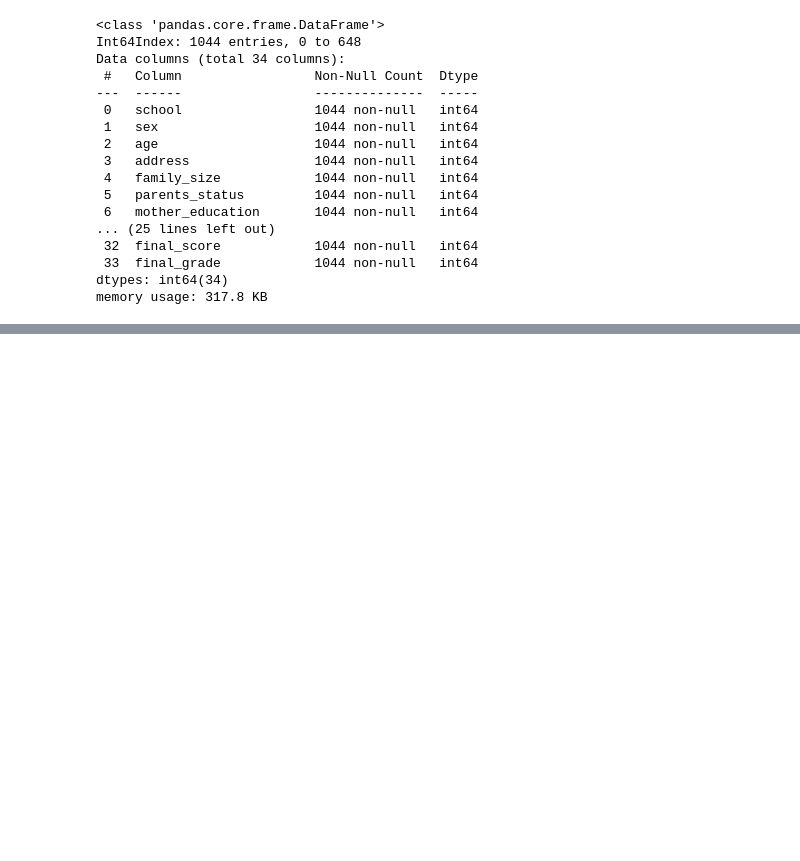
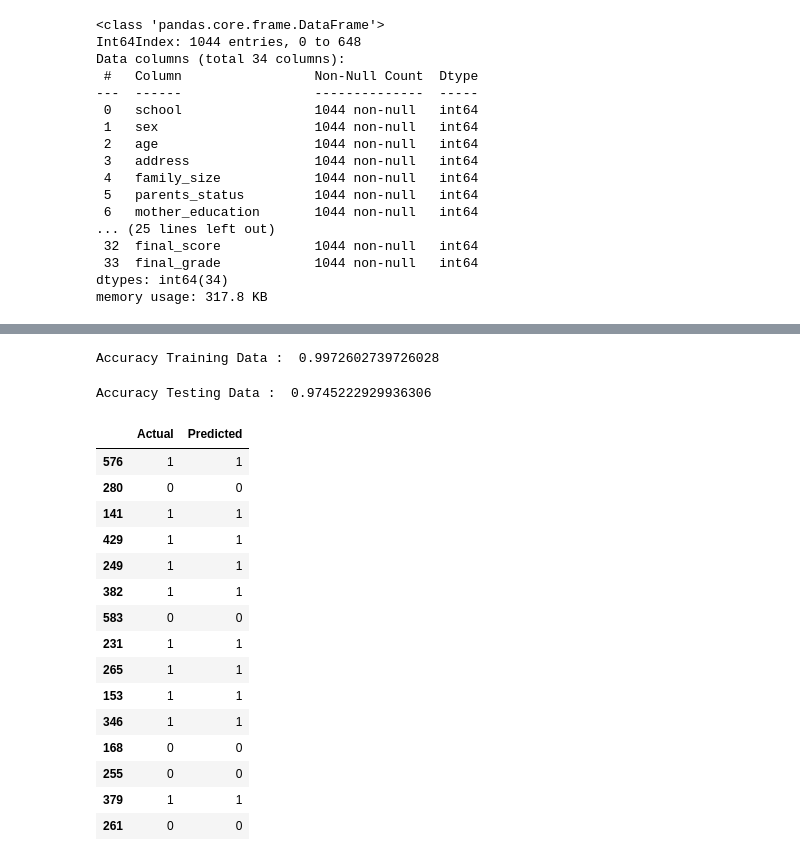
Before and after one commit to abdelfatah2000/ML-Projects, a Jupyter notebook: Classification/Student_Performance.ipynb, the cells around one changed output, grey strips where cells are left out. Drawn from its saved outputs; the diff is of its cells as text; code cells hidden in the pictures; blank space fills up the shorter version.

Commit message:
build the model

```diff
--- a/Classification/Student_Performance.ipynb
+++ b/Classification/Student_Performance.ipynb
@@ -173,3 +173,10 @@ Data columns (total 34 columns):
  33  final_grade            1044 non-null   int64
 dtypes: int64(34)
 memory usage: 317.8 KB
+# %%
+X = train_data.drop(['final_grade'], axis=1)
+Y = train_data['final_grade']
+X_train,X_test,y_train,y_test=train_test_split(X,Y,test_size=0.3,random_state=42)
+# %%
+model = LogisticRegression()
+model.fit(X_train, y_train)
@@ -175,0 +195,31 @@ memory usage: 317.8 KB
+# %%
+print('Accuracy Training Data : ' , training_accuracy)
+# %% [output]
+Accuracy Training Data :  0.9972602739726028
+# %%
+y_pred = model.predict(X_test)
+testing_accuracy = accuracy_score(y_pred, y_test)
+# %%
+print('Accuracy Testing Data : ' , testing_accuracy)
+# %% [output]
+Accuracy Testing Data :  0.9745222929936306
+# %%
+df = pd.DataFrame({'Actual' :y_test, 'Predicted': y_pred})
+df.head(15)
+# %% [output]
+|  | Actual | Predicted |
+| 576 | 1 | 1 |
+| 280 | 0 | 0 |
+| 141 | 1 | 1 |
+| 429 | 1 | 1 |
+| 249 | 1 | 1 |
+| 382 | 1 | 1 |
+| 583 | 0 | 0 |
+| 231 | 1 | 1 |
+| 265 | 1 | 1 |
+| 153 | 1 | 1 |
+| 346 | 1 | 1 |
+| 168 | 0 | 0 |
+| 255 | 0 | 0 |
+| 379 | 1 | 1 |
+| 261 | 0 | 0 |
```
Also changed, not shown: parts of 2 cells of this notebook.
